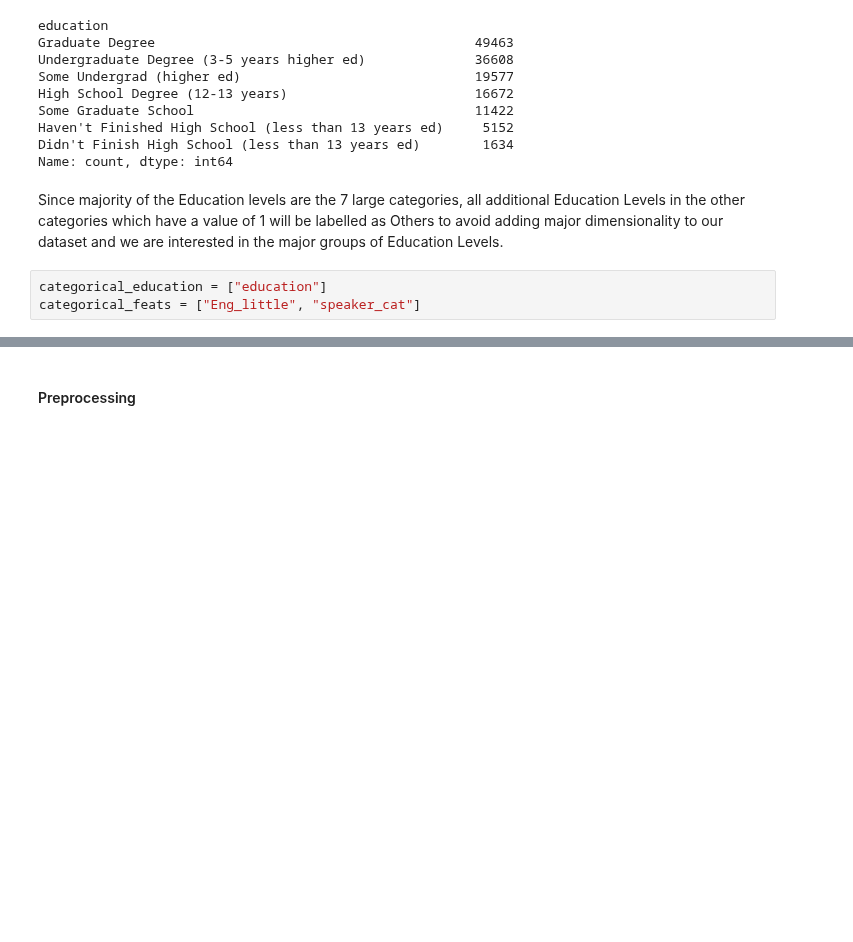
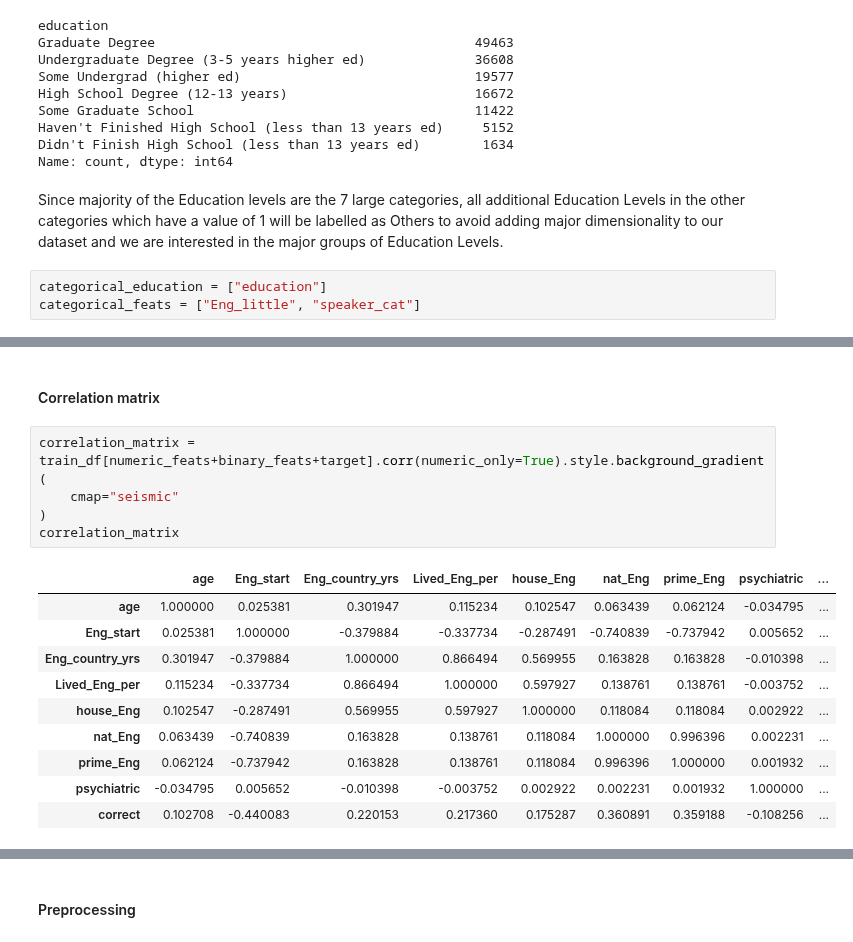
Before and after one commit to UBC-MDS/english-score-predictor, a Jupyter notebook: src/english_language_learning_ability_prediction_analysis.ipynb, the cells around one changed output, grey strips where cells are left out. Drawn from its saved outputs; the diff is of its cells as text; blank space fills up the shorter version.

```diff
--- a/src/English Language Learning Ability Prediction.ipynb
+++ b/src/english_language_learning_ability_prediction_analysis.ipynb
@@ -384,3 +350,21 @@ alt.Chart(train_df).mark_bar().encode(
 ).repeat(categorical_feats, columns=1)
 # %% [output]
 [interactive output not drawn]
+# %% [markdown]
+#### Correlation matrix
+# %%
+correlation_matrix = train_df[numeric_feats+binary_feats+target].corr(numeric_only=True).style.background_gradient(
+    cmap="seismic"
+)
+correlation_matrix
+# %% [output]
+|  | age | Eng_start | Eng_country_yrs | Lived_Eng_per | house_Eng | nat_Eng | prime_Eng | psychiatric | ... |
+| age | 1.000000 | 0.025381 | 0.301947 | 0.115234 | 0.102547 | 0.063439 | 0.062124 | -0.034795 | ... |
+| Eng_start | 0.025381 | 1.000000 | -0.379884 | -0.337734 | -0.287491 | -0.740839 | -0.737942 | 0.005652 | ... |
+| Eng_country_yrs | 0.301947 | -0.379884 | 1.000000 | 0.866494 | 0.569955 | 0.163828 | 0.163828 | -0.010398 | ... |
+| Lived_Eng_per | 0.115234 | -0.337734 | 0.866494 | 1.000000 | 0.597927 | 0.138761 | 0.138761 | -0.003752 | ... |
+| house_Eng | 0.102547 | -0.287491 | 0.569955 | 0.597927 | 1.000000 | 0.118084 | 0.118084 | 0.002922 | ... |
+| nat_Eng | 0.063439 | -0.740839 | 0.163828 | 0.138761 | 0.118084 | 1.000000 | 0.996396 | 0.002231 | ... |
+| prime_Eng | 0.062124 | -0.737942 | 0.163828 | 0.138761 | 0.118084 | 0.996396 | 1.000000 | 0.001932 | ... |
+| psychiatric | -0.034795 | 0.005652 | -0.010398 | -0.003752 | 0.002922 | 0.002231 | 0.001932 | 1.000000 | ... |
+| correct | 0.102708 | -0.440083 | 0.220153 | 0.217360 | 0.175287 | 0.360891 | 0.359188 | -0.108256 | ... |
```
Also changed, not shown: parts of 16 cells of this notebook, 2 other files.
